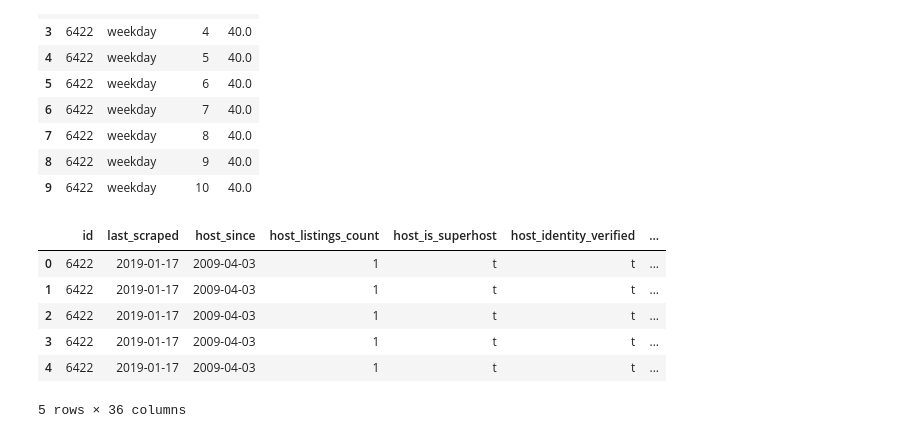
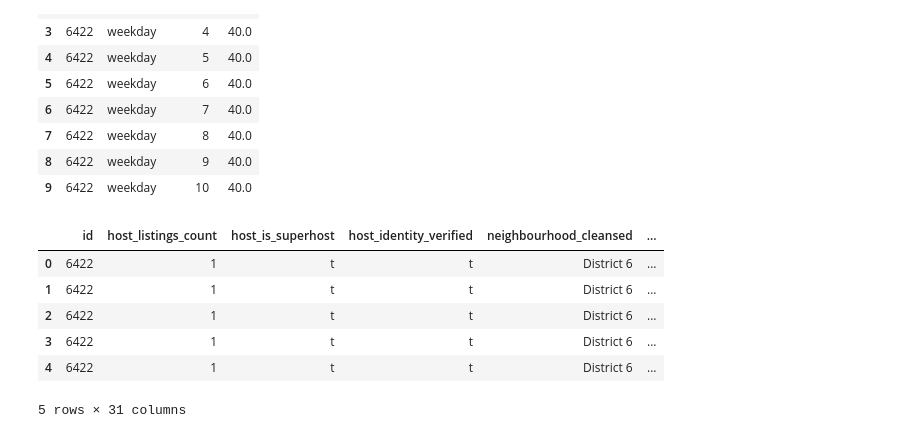
Before and after one commit to whitneylosinski/Eat.Sleep.Data, a Jupyter notebook: mlr_model.ipynb, the cells around one changed output. Cells and saved outputs as stored; diff of their text form; code cells hidden in the pictures.

```diff
--- a/mlr_model.ipynb
+++ b/mlr_model.ipynb
@@ -48,6 +52,8 @@ has_availability                            object
 is_review                                     bool
 days_host                                    int64
 dtype: object
+# %%
+listing = clean_listing.drop(columns = ['last_scraped', 'host_since', 'latitude', 'longitude', 'price'])
 # %%
 calendar.head(10)
 # %% [output]
@@ -63,13 +69,13 @@ calendar.head(10)
 | 8 | 6422 | weekday | 9 | 40.0 |
 | 9 | 6422 | weekday | 10 | 40.0 |
 # %%
-merged = clean_data.merge(calendar, how='left', on ='id')
+merged = listing.merge(calendar, how='left', on ='id')
 merged.head()
 # %% [output]
-|  | id | last_scraped | host_since | host_listings_count | host_is_superhost | host_identity_verified | ... |
-| 0 | 6422 | 2019-01-17 | 2009-04-03 | 1 | t | t | ... |
-| 1 | 6422 | 2019-01-17 | 2009-04-03 | 1 | t | t | ... |
-| 2 | 6422 | 2019-01-17 | 2009-04-03 | 1 | t | t | ... |
-| 3 | 6422 | 2019-01-17 | 2009-04-03 | 1 | t | t | ... |
-| 4 | 6422 | 2019-01-17 | 2009-04-03 | 1 | t | t | ... |
+|  | id | host_listings_count | host_is_superhost | host_identity_verified | neighbourhood_cleansed | ... |
+| 0 | 6422 | 1 | t | t | District 6 | ... |
+| 1 | 6422 | 1 | t | t | District 6 | ... |
+| 2 | 6422 | 1 | t | t | District 6 | ... |
+| 3 | 6422 | 1 | t | t | District 6 | ... |
+| 4 | 6422 | 1 | t | t | District 6 | ... |
-5 rows × 36 columns
+5 rows × 31 columns
```
Also changed, not shown: parts of 18 cells of this notebook.
